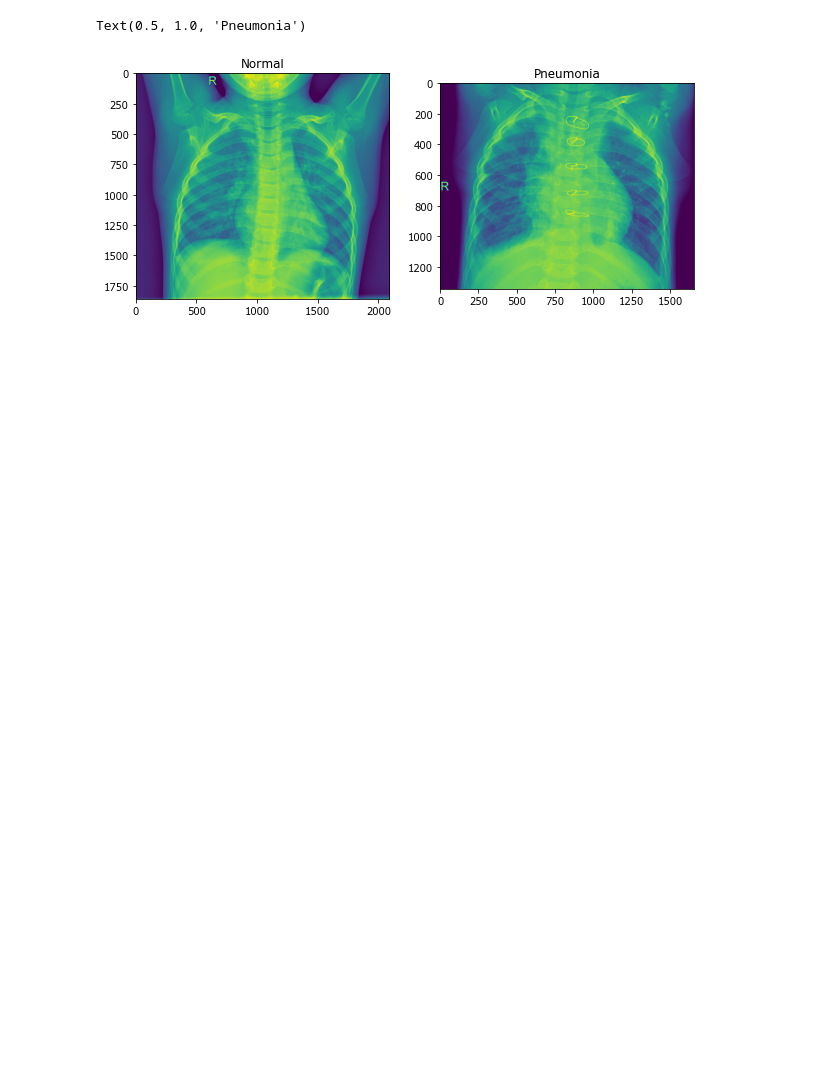
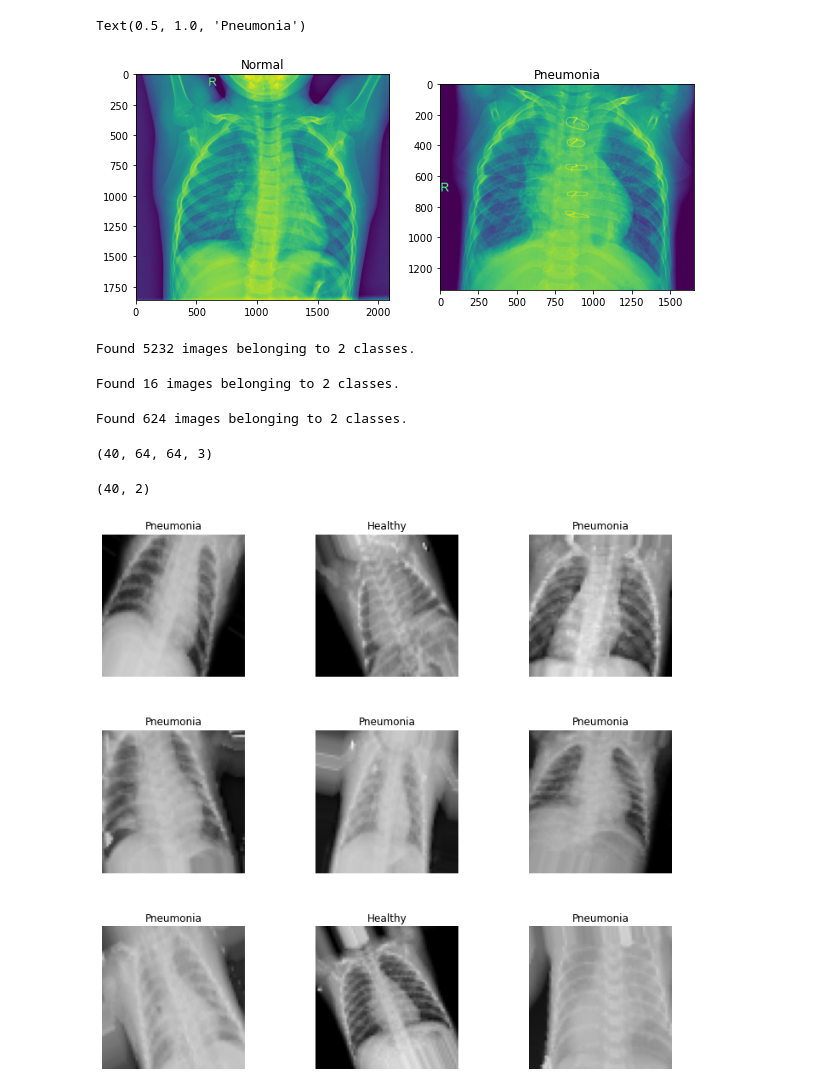
Before and after one commit to Darzan21/Kaggle-X-Ray-Pneumonia, a Jupyter notebook: Kaggle Chest X-Ray Images (Pneumonia).ipynb, the cells around one changed output. Drawn from its saved outputs; the diff is of its cells as text; code cells hidden in the pictures; blank space fills up the shorter version.

```diff
--- a/Kaggle Chest X-Ray Images (Pneumonia).ipynb
+++ b/Kaggle Chest X-Ray Images (Pneumonia).ipynb
@@ -34,5 +38,63 @@ a2.set_title('Pneumonia')
 # %% [output]
 Text(0.5, 1.0, 'Pneumonia')
 [figure]
+# %%
+# Use image generator to normalize/rescale the images
+image_generator = ImageDataGenerator(rescale = 1./255)
+image_generator_data_aug = ImageDataGenerator(rescale = 1./255,
+                                   featurewise_center=False,  # set input mean to 0 over the dataset
+        samplewise_center=False,  # set each sample mean to 0
+        featurewise_std_normalization=False,  # divide inputs by std of the dataset
+        samplewise_std_normalization=False,  # divide each input by its std
+        zca_whitening=False,  # apply ZCA whitening
+        rotation_range = 30,  # randomly rotate images in the range (degrees, 0 to 180)
+        zoom_range = 0.2, # Randomly zoom image
+        width_shift_range=0.1,  # randomly shift images horizontally (fraction of total width)
+        height_shift_range=0.1,  # randomly shift images vertically (fraction of total height)
+        horizontal_flip = True,  # randomly flip images
+        vertical_flip=False)
+# %%
+train_generator = image_generator_data_aug.flow_from_directory(batch_size = 40, directory= train_directory, shuffle= True, target_size=(64,64), class_mode = 'categorical')
+# %% [output]
+Found 5232 images belonging to 2 classes.
+# %%
+val_generator = image_generator.flow_from_directory(batch_size = 40, directory= val_directory, shuffle= True, target_size=(64,64), class_mode = 'categorical')
+# %% [output]
+Found 16 images belonging to 2 classes.
+# %%
+test_generator = image_generator.flow_from_directory(batch_size = 40, directory= test_directory, shuffle= True, target_size=(64,64), class_mode = 'categorical')
+# %% [output]
+Found 624 images belonging to 2 classes.
+# %%
+# Generate a batch of 40 images and labels
+train_images, train_labels = next(train_generator)
+# %%
+#40 images of 256x256 coloured pictures
+train_images.shape
+# %% [output]
+(40, 64, 64, 3)
+# %%
+#array of binary result, either has pneumonia or not
+train_labels.shape
+# %% [output]
+(40, 2)
+# %%
+labels={0:'Healthy',1:'Pneumonia'}
+# %%
+# Create a grid of 9 images along with their corresponding labels
+L = 3
+W = 3
+
+fig, axes = plt.subplots(L, W, figsize = (12, 12))
+axes = axes.ravel()
+
+for i in np.arange(0, L*W):
+    axes[i].imshow(train_images[i])
+    axes[i].set_title(labels[np.argmax(train_labels[i])])
+    axes[i].axis('off')
+
+plt.subplots_adjust(wspace = 0.5)
+# %% [output]
+[figure, added]
 # %%
 # Initialising the CNN
```
Also changed, not shown: parts of 26 cells of this notebook.
